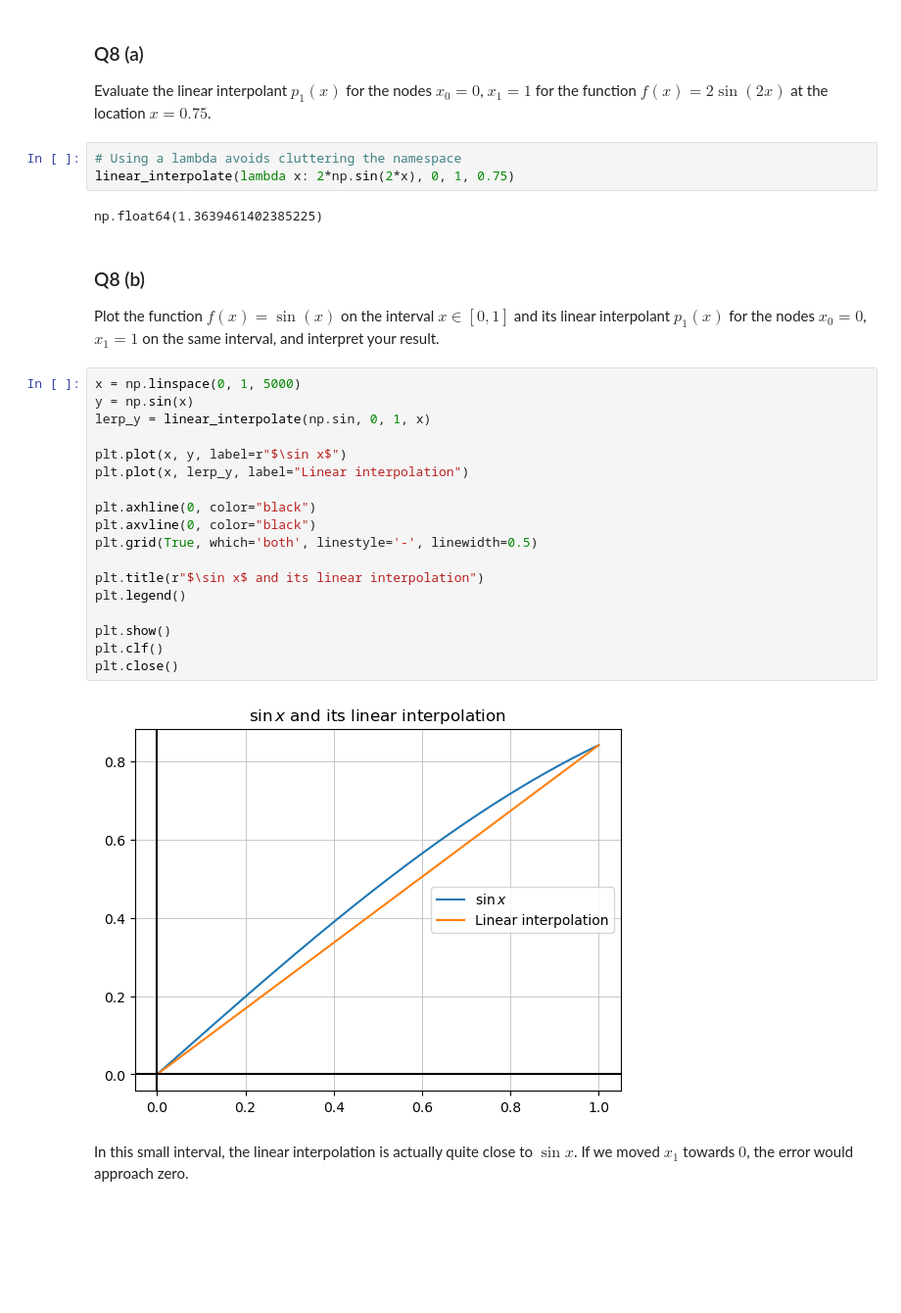
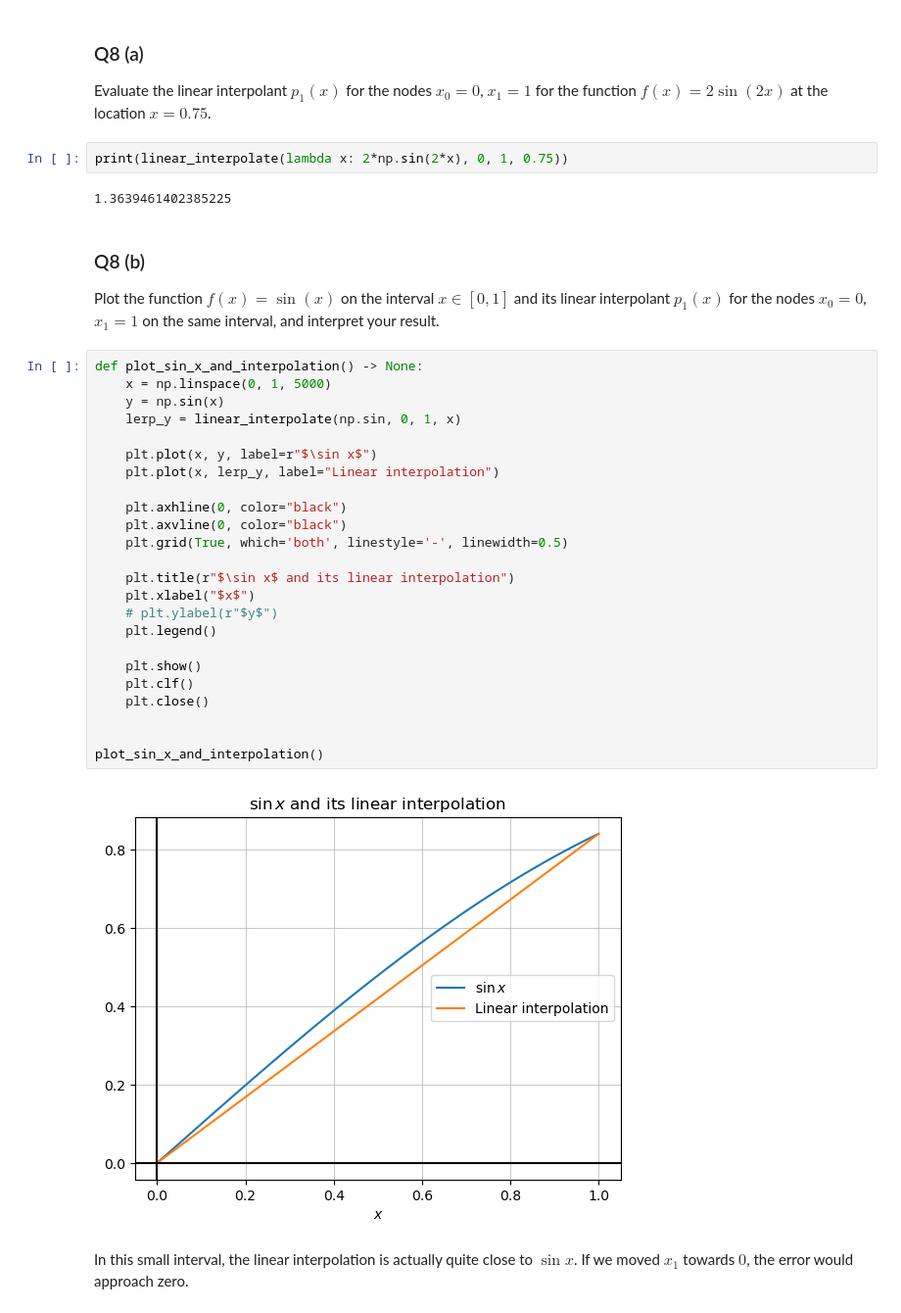
Before and after one commit to DoctorDalek1963/uni, a Jupyter notebook: second-year/MA2K4-Numerical-Methods-and-Computing/Ass-1/Dyson_Dyson_5503449_MA2K4_Assignment_1.ipynb, the cells around one changed output. Shown at 98% size. Saved outputs shown, nothing was run; the diff lists cells and outputs as text; blank space fills up the shorter version.

```diff
--- a/second-year/MA2K4-Numerical-Methods-and-Computing/Ass-1/Dyson_Dyson_5503449_MA2K4_Assignment_1.ipynb
+++ b/second-year/MA2K4-Numerical-Methods-and-Computing/Ass-1/Dyson_Dyson_5503449_MA2K4_Assignment_1.ipynb
@@ -94,34 +94,39 @@ def linear_interpolate(f, x_0, x_1, x):
 
 Evaluate the linear interpolant $p_1(x)$ for the nodes $x_0 = 0$, $x_1 = 1$ for the function $f(x) = 2 \sin(2x)$ at the location $x = 0.75$.
 # %%
-# Using a lambda avoids cluttering the namespace
-linear_interpolate(lambda x: 2*np.sin(2*x), 0, 1, 0.75)
+print(linear_interpolate(lambda x: 2*np.sin(2*x), 0, 1, 0.75))
 # %% [output]
-np.float64(1.3639461402385225)
+1.3639461402385225
 # %% [markdown]
 ### Q8 (b)
 
 Plot the function $f(x) = \sin(x)$ on the interval $x \in [0, 1]$ and its linear interpolant $p_1(x)$ for the nodes $x_0 = 0$, $x_1 = 1$ on the same interval, and interpret your result.
 # %%
-x = np.linspace(0, 1, 5000)
-y = np.sin(x)
-lerp_y = linear_interpolate(np.sin, 0, 1, x)
+def plot_sin_x_and_interpolation() -> None:
+    x = np.linspace(0, 1, 5000)
+    y = np.sin(x)
+    lerp_y = linear_interpolate(np.sin, 0, 1, x)
 
-plt.plot(x, y, label=r"$\sin x$")
-plt.plot(x, lerp_y, label="Linear interpolation")
+    plt.plot(x, y, label=r"$\sin x$")
+    plt.plot(x, lerp_y, label="Linear interpolation")
 
-plt.axhline(0, color="black")
-plt.axvline(0, color="black")
-plt.grid(True, which='both', linestyle='-', linewidth=0.5)
+    plt.axhline(0, color="black")
+    plt.axvline(0, color="black")
+    plt.grid(True, which='both', linestyle='-', linewidth=0.5)
 
-plt.title(r"$\sin x$ and its linear interpolation")
-plt.legend()
+    plt.title(r"$\sin x$ and its linear interpolation")
+    plt.xlabel("$x$")
+    # plt.ylabel(r"$y$")
+    plt.legend()
 
-plt.show()
-plt.clf()
-plt.close()
+    plt.show()
+    plt.clf()
+    plt.close()
+
+
+plot_sin_x_and_interpolation()
 # %% [output]
-[figure, old version]
+[figure, new version]
 # %% [markdown]
 In this small interval, the linear interpolation is actually quite close to $\sin x$. If we moved $x_1$ towards $0$, the error would approach zero.
 # %% [markdown]
```
Also changed, not shown: parts of 10 cells of this notebook.
